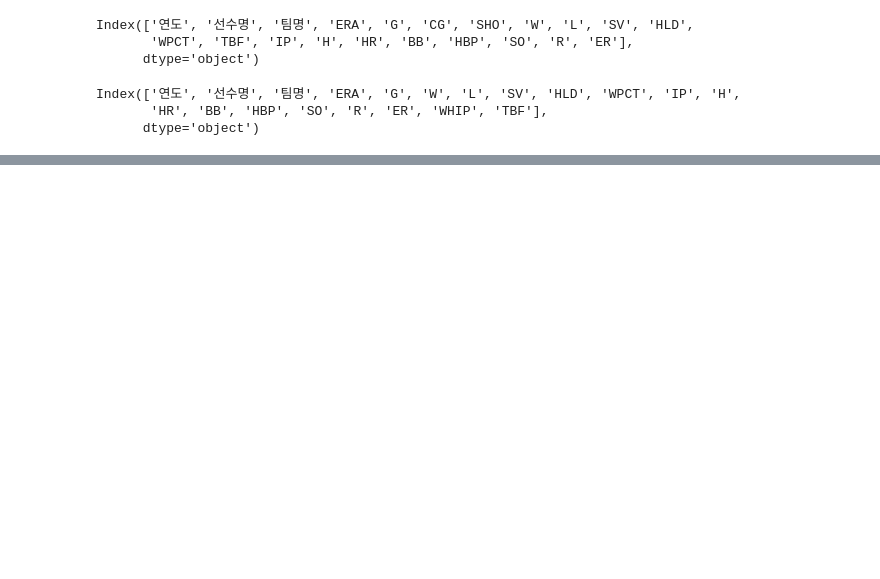
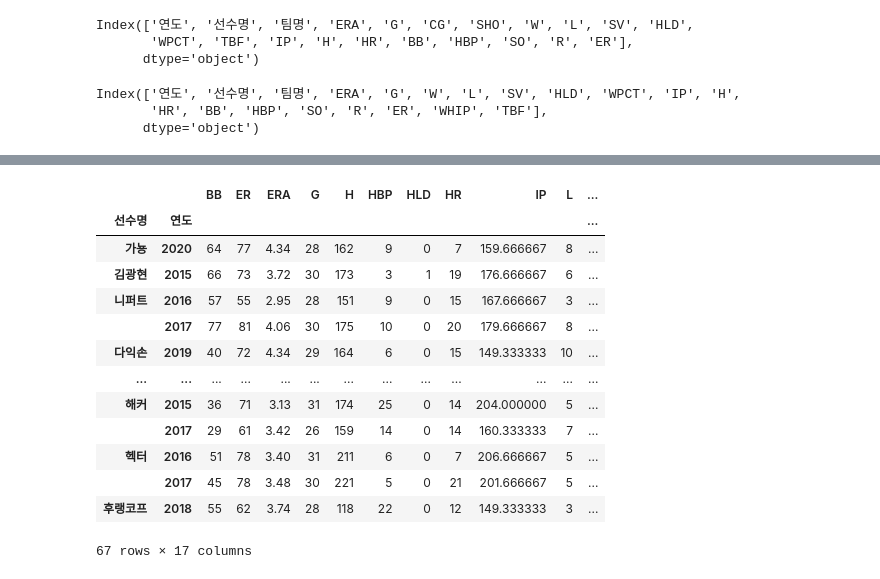
Before and after one commit to Yun-twy/STOCKEDA, a Jupyter notebook: oneday_ml_윤태웅.ipynb, the cells around one changed output, grey strips where cells are left out. Cells and saved outputs as stored; diff of their text form; code cells hidden in the pictures; blank space fills up the shorter version.

```diff
--- a/oneday_ml_윤태웅.ipynb
+++ b/oneday_ml_윤태웅.ipynb
@@ -72,0 +82,3 @@ Index(['연도', '선수명', '팀명', 'ERA', 'G', 'W', 'L', 'SV', 'HLD', 'WPCT
+# %%
+data_pitcher_1520.drop(['WHIP', 'TBF'], axis=1, inplace=True)
+data_pitcher_1520.columns
@@ -72,0 +91,3 @@ Index(['연도', '선수명', '팀명', 'ERA', 'G', 'W', 'L', 'SV', 'HLD', 'WPCT
+# %%
+data_1520 = pd.merge(data_pitcher_1520, data_salary_1520)
+data_1520
@@ -72,0 +108,17 @@ Index(['연도', '선수명', '팀명', 'ERA', 'G', 'W', 'L', 'SV', 'HLD', 'WPCT
+# %%
+data_1520.pivot_table(index=['선수명','연도'])
+# %% [output]
+|  |  | BB | ER | ERA | G | H | HBP | HLD | HR | IP | L | ... |
+| 선수명 | 연도 |  |  |  |  |  |  |  |  |  |  | ... |
+| 가뇽 | 2020 | 64 | 77 | 4.34 | 28 | 162 | 9 | 0 | 7 | 159.666667 | 8 | ... |
+| 김광현 | 2015 | 66 | 73 | 3.72 | 30 | 173 | 3 | 1 | 19 | 176.666667 | 6 | ... |
+| 니퍼트 | 2016 | 57 | 55 | 2.95 | 28 | 151 | 9 | 0 | 15 | 167.666667 | 3 | ... |
+|  | 2017 | 77 | 81 | 4.06 | 30 | 175 | 10 | 0 | 20 | 179.666667 | 8 | ... |
+| 다익손 | 2019 | 40 | 72 | 4.34 | 29 | 164 | 6 | 0 | 15 | 149.333333 | 10 | ... |
+| ... | ... | ... | ... | ... | ... | ... | ... | ... | ... | ... | ... | ... |
+| 해커 | 2015 | 36 | 71 | 3.13 | 31 | 174 | 25 | 0 | 14 | 204.000000 | 5 | ... |
+|  | 2017 | 29 | 61 | 3.42 | 26 | 159 | 14 | 0 | 14 | 160.333333 | 7 | ... |
+| 헥터 | 2016 | 51 | 78 | 3.40 | 31 | 211 | 6 | 0 | 7 | 206.666667 | 5 | ... |
+|  | 2017 | 45 | 78 | 3.48 | 30 | 221 | 5 | 0 | 21 | 201.666667 | 5 | ... |
+| 후랭코프 | 2018 | 55 | 62 | 3.74 | 28 | 118 | 22 | 0 | 12 | 149.333333 | 3 | ... |
+67 rows × 17 columns
```
Also changed, not shown: parts of 5 cells of this notebook, 2 other files.
